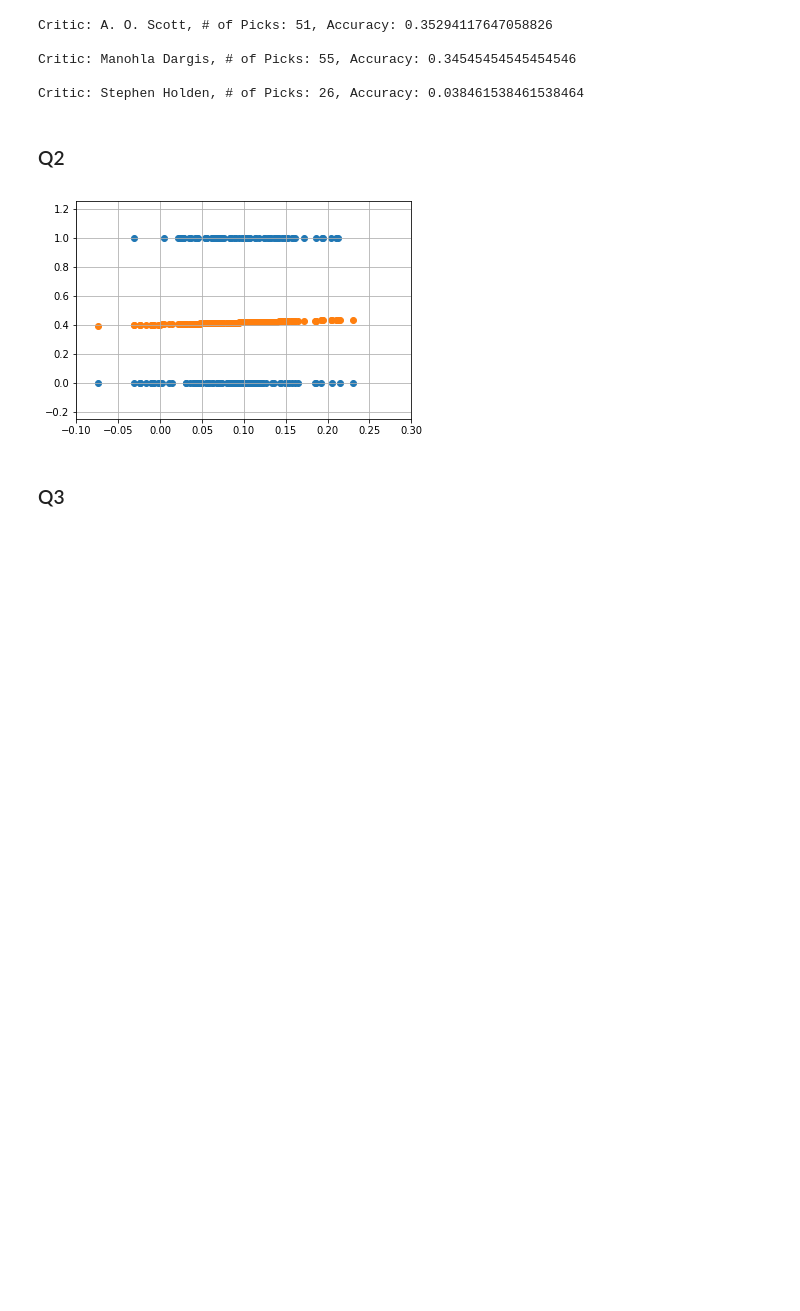
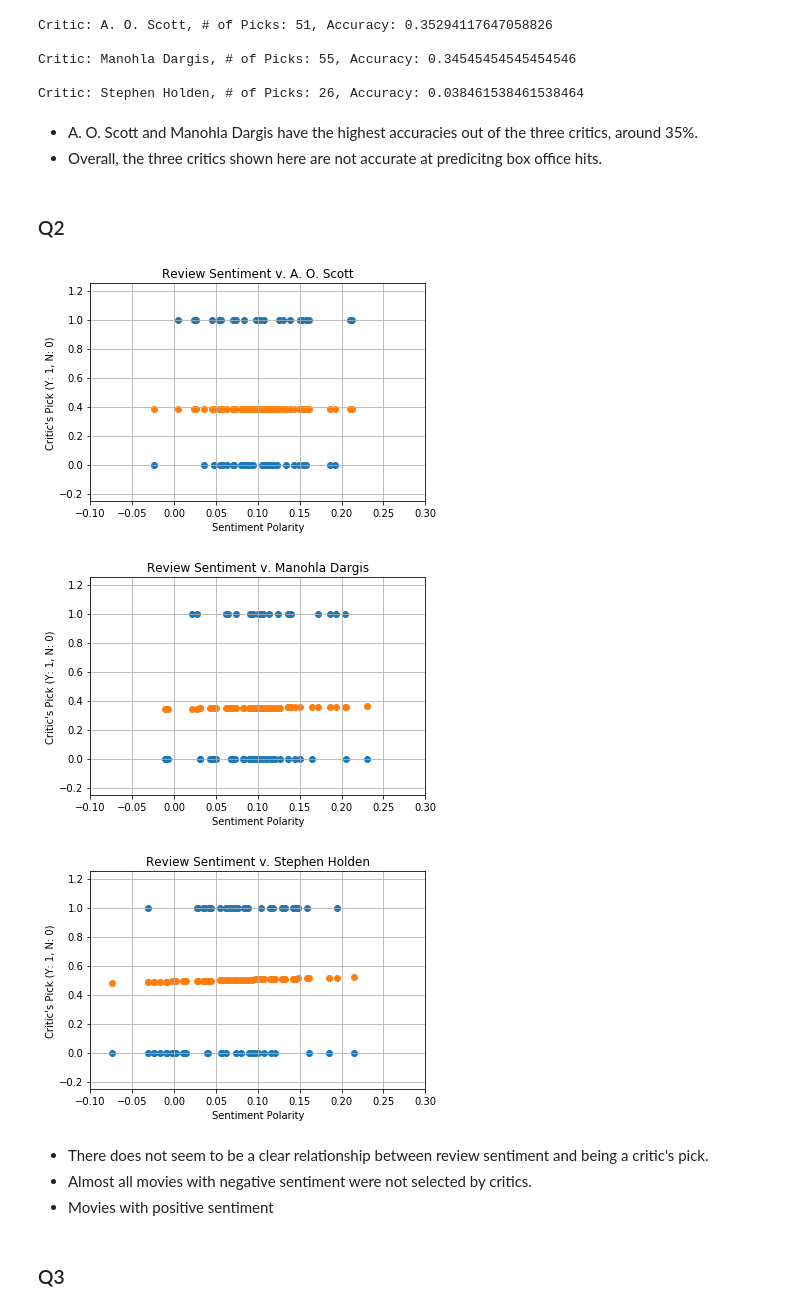
Before and after one commit to angadkalra/NYTimes-Movie-Critics, a Jupyter notebook: ProjectCode.ipynb, the cells around one changed output. Saved outputs shown, nothing was run; the diff lists cells and outputs as text; code cells hidden in the pictures; blank space fills up the shorter version.

Commit message:
For Q2, analyzing review sentiment for each critic now

```diff
--- a/ProjectCode.ipynb
+++ b/ProjectCode.ipynb
@@ -162,16 +161,18 @@ Critic: A. O. Scott, # of Picks: 51, Accuracy: 0.35294117647058826
 Critic: Manohla Dargis, # of Picks: 55, Accuracy: 0.34545454545454546
 
 Critic: Stephen Holden, # of Picks: 26, Accuracy: 0.038461538461538464
+# %% [markdown]
+* A. O. Scott and Manohla Dargis have the highest accuracies out of the three critics, around 35%.
+* Overall, the three critics shown here are not accurate at predicitng box office hits.
 # %% [markdown]
 ### Q2
 # %%
-# @hidden_cell
-
 # Table of movies + review sentiment
 from bs4 import BeautifulSoup
 from textblob import TextBlob
 
 url = nyt_url + "/reviews/search.json"
+critics_list = []
 movie_titles = []
 movie_reviews = []
 review_sentiment = []
@@ -208,6 +209,7 @@ def get_movie_reviews(c, i):
                 movie_reviews.append(review)
                 review = TextBlob(review)
 
+                critics_list.append(c)
                 review_sentiment.append(review.sentiment.polarity)
                 movie_titles.append(r["display_title"])
                 critic_pick.append(r["critics_pick"])
@@ -217,7 +219,7 @@ for c in critics:
         get_movie_reviews(c,i)
 
 # Create DataFrame from movies, review sentiment and critic's pick.
-df_dict = {"movie_title": pd.Series(movie_titles, dtype=str),
+df_dict = {"critic": pd.Series(critics_list, dtype=str), "movie_title": pd.Series(movie_titles, dtype=str),
                "review_sentiment": pd.Series(review_sentiment, dtype=np.float16),
                    "critic_pick": pd.Series(critic_pick, dtype=np.bool)}
 
@@ -228,22 +230,37 @@ q2_df.to_csv(path_or_buf="q2_df.csv")
 # %%
 # Load q2_df from csv
 q2_df = pd.read_csv("q2_df.csv")
 q2_df = q2_df.drop('Unnamed: 0', axis=1)
 
 # Analyze Critic Pick vs Sentiment Analysis
-x_vals = q2_df["review_sentiment"].values.reshape(-1,1)
-y_vals = np.array([int(x) for x in q2_df["critic_pick"]])
+model = linear_model.LogisticRegression(solver='lbfgs')
 
-model = linear_model.LogisticRegression().fit(x_vals.reshape(-1,1), y_vals)
-y_pred = model.predict_proba(x_vals)
+for index, c in enumerate(critics):
+    plt.figure(index+1)
 
-plt.scatter(x_vals, y_vals)
-plt.scatter(x_vals, y_pred[:,1])
-plt.axis([-0.1, 0.30, -0.25, 1.25])
-plt.grid(True)
-plt.show()
+    critic_df = q2_df.loc[q2_df["critic"] == c]
+    x_vals = critic_df["review_sentiment"].values.reshape(-1,1)
+    y_vals = np.array([int(x) for x in critic_df["critic_pick"]])
+    clf = model.fit(x_vals, y_vals)
+    y_pred = model.predict_proba(x_vals)
+
+    plt.scatter(x_vals, y_vals)
+    plt.scatter(x_vals, y_pred[:,1])
+    plt.axis([-0.1, 0.30, -0.25, 1.25])
+    plt.xlabel("Sentiment Polarity")
+    plt.ylabel("Critic's Pick (Y: 1, N: 0)")
+    plt.title("Review Sentiment v. {}".format(c))
+    plt.grid(True)
+
+    plt.show()
 # %% [output]
-[figure, old version]
+[figure, new version]
+[figure, added]
+[figure, added]
+# %% [markdown]
+* There does not seem to be a clear relationship between review sentiment and being a critic's pick.
+* Almost all movies with negative sentiment were not selected by critics.
+* Movies with positive sentiment
 # %% [markdown]
 ### Q3
 # %%
```
Also changed, not shown: parts of 8 cells of this notebook, 2 other files.
